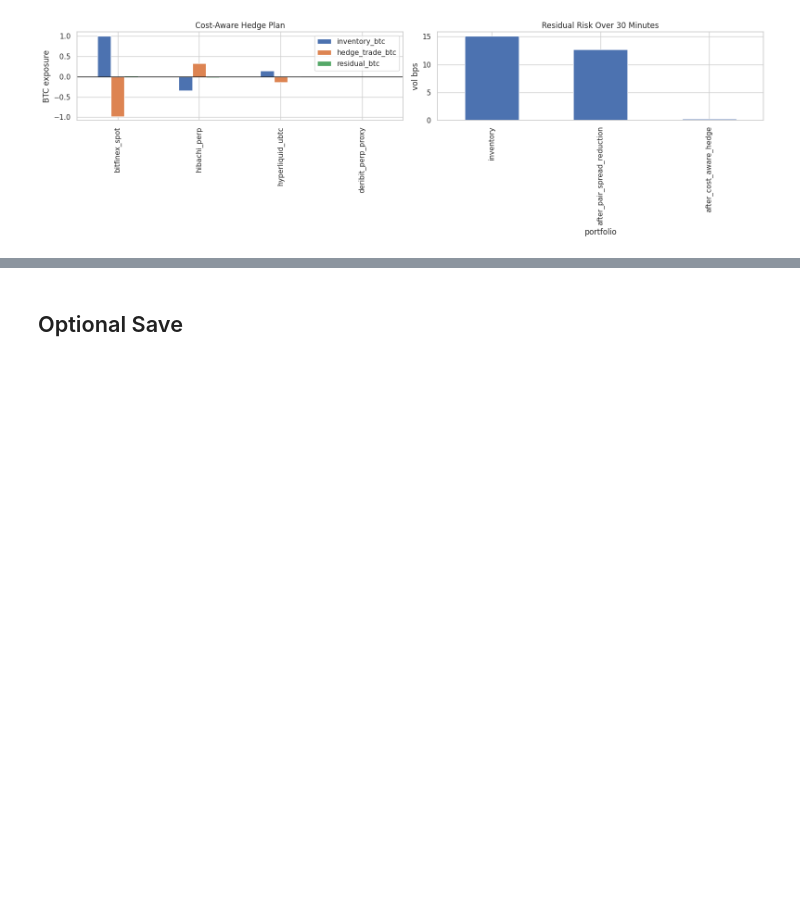
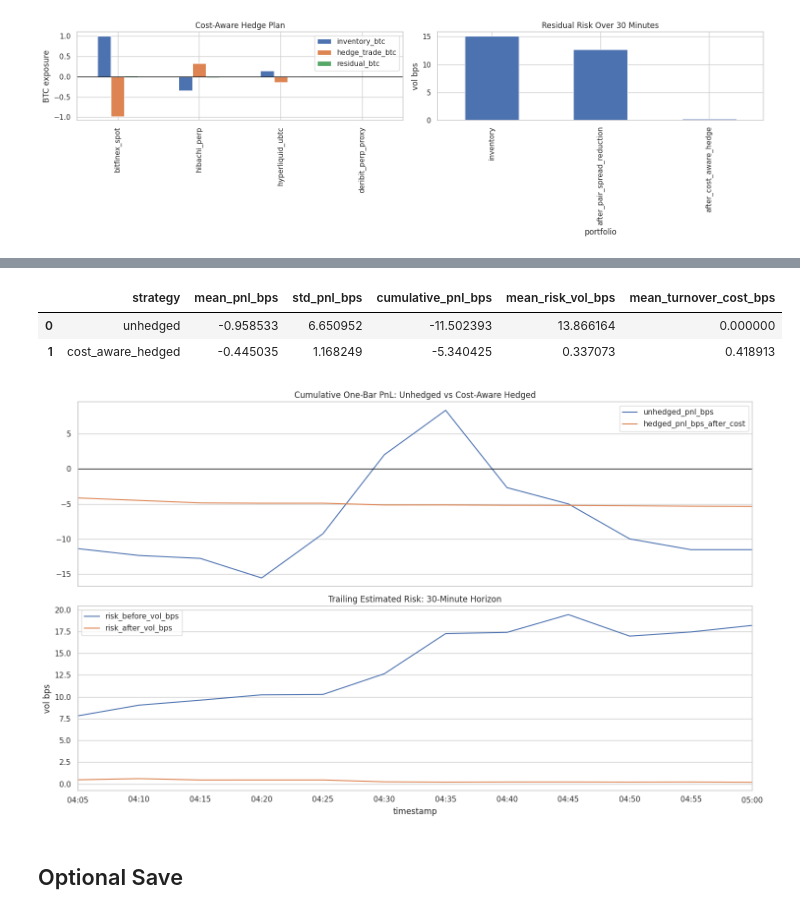
Before and after one commit to owendirk/modl, a Jupyter notebook: notebooks/hedging.ipynb, the cells around one changed output, grey strips where cells are left out. Saved outputs shown, nothing was run; the diff lists cells and outputs as text; code cells hidden in the pictures; blank space fills up the shorter version.

Commit message:
add rolling hedge simulation

```diff
--- a/notebooks/hedging.ipynb
+++ b/notebooks/hedging.ipynb
@@ -23,6 +23,7 @@ if "notebooks" not in sys.path:
     sys.path.append("notebooks")
 
 from advanced_features import build_feature_set, discover_datasets, minutes_to_periods
+from hedging_tools import rolling_hedge_simulation
 
 ROOT = Path(os.environ.get("MODL_WS_NORMALIZED_DIR", "/mnt/burner-archive/ws_normalized")).expanduser()
 DATE = os.environ.get("MODL_VIEW_DATE", "2026-06-30")
@@ -34,6 +35,7 @@ HEDGE_HORIZON_MINUTES = int(os.environ.get("MODL_HEDGE_HORIZON_MINUTES", "30"))
 MAX_HEDGE_ABS_BTC = float(os.environ.get("MODL_MAX_HEDGE_ABS_BTC", "2.0"))
 COST_AVERSION = float(os.environ.get("MODL_HEDGE_COST_AVERSION", "1.0"))
 SPREAD_RIDGE = float(os.environ.get("MODL_SPREAD_RIDGE", "1e-6"))
+ROLLING_WINDOW_BARS = int(os.environ.get("MODL_HEDGE_ROLLING_WINDOW_BARS", "8"))
 SAVE_OUTPUTS = False
 
 sns.set_theme(style="whitegrid", context="notebook")
@@ -46,7 +48,7 @@ DATASETS = discover_datasets(ROOT, DATE_TAG)
 if not DATASETS:
     raise FileNotFoundError(f"No normalized Parquet files found under {ROOT} for {DATE}")
 
-ROOT, DATE, DATE_TAG, BAR_MINUTES, HEDGE_HORIZON_MINUTES, len(DATASETS)
+ROOT, DATE, DATE_TAG, BAR_MINUTES, HEDGE_HORIZON_MINUTES, ROLLING_WINDOW_BARS, len(DATASETS)
 # %% [output]
 (PosixPath('/mnt/burner-archive/ws_normalized'),
  '2026-06-30',
@@ -583,0 +591,13 @@ plt.tight_layout()
+# %%
+rolling_window_bars = min(ROLLING_WINDOW_BARS, max(2, len(returns) // 2))
+rolling_sim = rolling_hedge_simulation(
+    returns,
+    inventory,
+    hedge_costs["total_cost_bps"],
+    window_bars=rolling_window_bars,
+    horizon_periods=horizon_periods,
+    max_abs_btc=MAX_HEDGE_ABS_BTC,
+    cost_aversion=COST_AVERSION,
+)
+print(f"rolling_window_bars={rolling_window_bars}")
+rolling_sim.tail(20)
@@ -584,3 +620,46 @@ plt.tight_layout()
+# %%
+if not rolling_sim.empty:
+    rolling_summary = pd.DataFrame(
+        [
+            {
+                "strategy": "unhedged",
+                "mean_pnl_bps": rolling_sim["unhedged_pnl_bps"].mean(),
+                "std_pnl_bps": rolling_sim["unhedged_pnl_bps"].std(),
+                "cumulative_pnl_bps": rolling_sim["unhedged_pnl_bps"].sum(),
+                "mean_risk_vol_bps": rolling_sim["risk_before_vol_bps"].mean(),
+                "mean_turnover_cost_bps": 0.0,
+            },
+            {
+                "strategy": "cost_aware_hedged",
+                "mean_pnl_bps": rolling_sim["hedged_pnl_bps_after_cost"].mean(),
+                "std_pnl_bps": rolling_sim["hedged_pnl_bps_after_cost"].std(),
+                "cumulative_pnl_bps": rolling_sim["hedged_pnl_bps_after_cost"].sum(),
+                "mean_risk_vol_bps": rolling_sim["risk_after_vol_bps"].mean(),
+                "mean_turnover_cost_bps": rolling_sim["turnover_cost_bps"].mean(),
+            },
+        ]
+    )
+else:
+    rolling_summary = pd.DataFrame()
+rolling_summary
+# %% [output]
+|  | strategy | mean_pnl_bps | std_pnl_bps | cumulative_pnl_bps | mean_risk_vol_bps | mean_turnover_cost_bps |
+| 0 | unhedged | -0.958533 | 6.650952 | -11.502393 | 13.866164 | 0.000000 |
+| 1 | cost_aware_hedged | -0.445035 | 1.168249 | -5.340425 | 0.337073 | 0.418913 |
+# %%
+if not rolling_sim.empty:
+    fig, axes = plt.subplots(2, 1, figsize=(15, 9), sharex=True)
+    rolling_sim[["unhedged_pnl_bps", "hedged_pnl_bps_after_cost"]].cumsum().plot(ax=axes[0])
+    axes[0].axhline(0, color="black", linewidth=1)
+    axes[0].set_title("Cumulative One-Bar PnL: Unhedged vs Cost-Aware Hedged")
+    rolling_sim[["risk_before_vol_bps", "risk_after_vol_bps"]].plot(ax=axes[1])
+    axes[1].set_title(f"Trailing Estimated Risk: {HEDGE_HORIZON_MINUTES}-Minute Horizon")
+    axes[1].set_ylabel("vol bps")
+    plt.tight_layout()
+else:
+    print("Not enough return rows for rolling hedge simulation")
+# %% [output]
+[figure, added]
 # %% [markdown]
 ## Optional Save
 # %%
```
Also changed, not shown: parts of 5 cells of this notebook, 1 other file.
